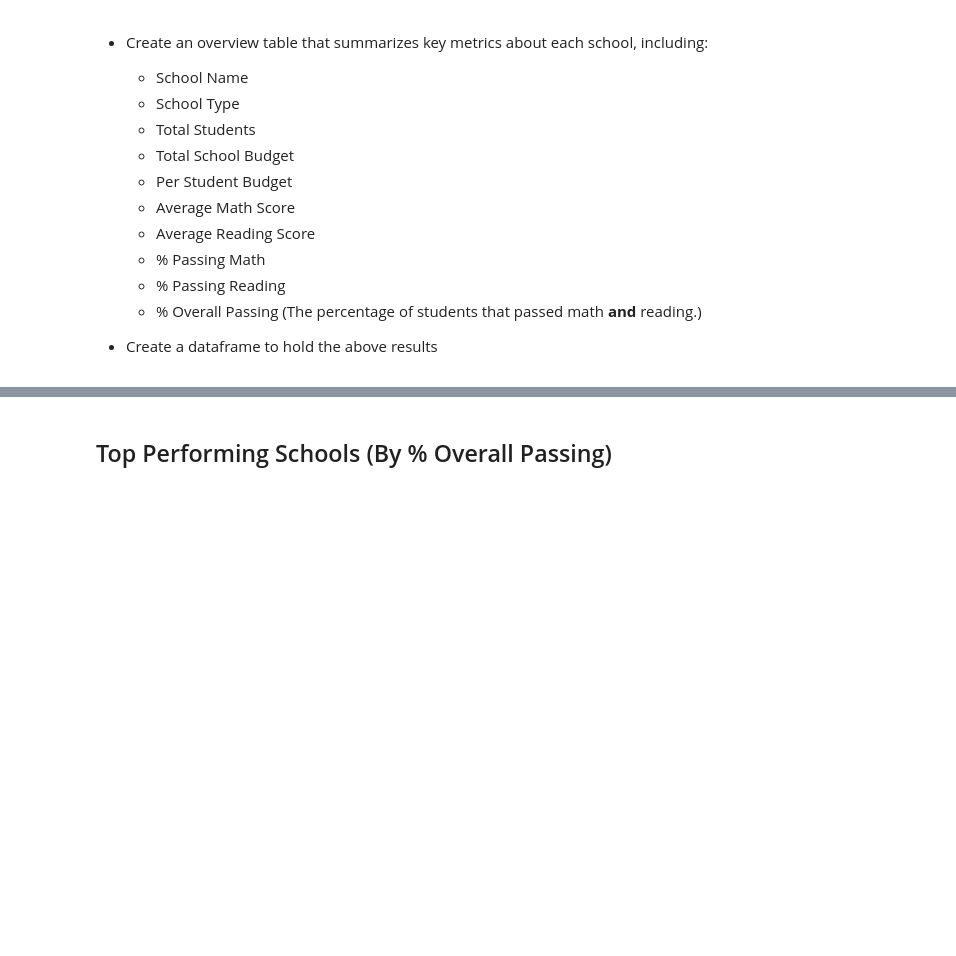
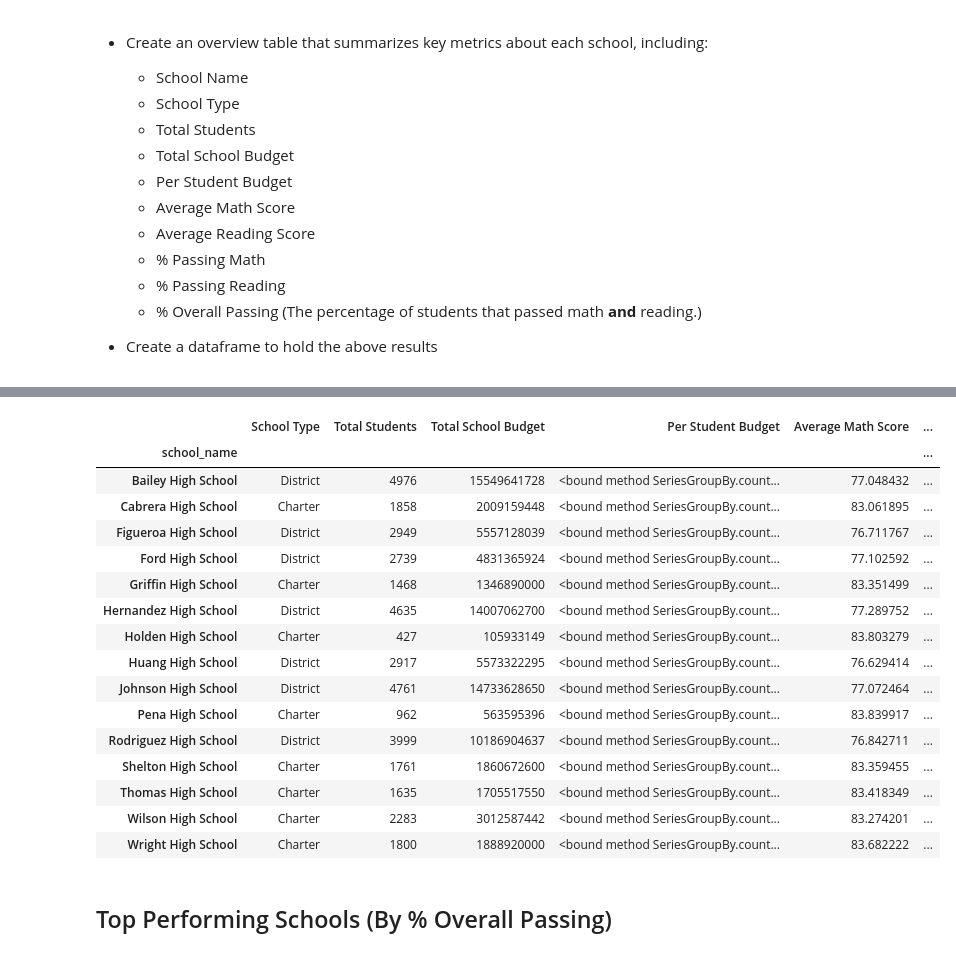
Before and after one commit to lakemp2345/pandas-challenge, a Jupyter notebook: PyCitySchools.ipynb, the cells around one changed output, grey strips where cells are left out. Drawn from its saved outputs; the diff is of its cells as text; code cells hidden in the pictures; blank space fills up the shorter version.

```diff
--- a/PyCitySchools.ipynb
+++ b/PyCitySchools.ipynb
@@ -141,0 +307,3 @@ Completed
+# %%
+groupedaveragereading=grouped_school_data["reading_score"].mean()
+groupedaveragereading
@@ -141,0 +328,4 @@ Completed
+# %%
+groupedpassingmath=school_data_complete[(school_data_complete["math_score"]>=70)].groupby(["school_name"]).count()["student_name"]
+percentgroupedpassingmath=(groupedpassingmath/groupedtotal_students)*100
+percentgroupedpassingmath
@@ -141,0 +350,4 @@ Completed
+# %%
+groupedpassingreading=school_data_complete[(school_data_complete["reading_score"]>=70)].groupby(["school_name"]).count()["student_name"]
+percentgroupedpassingreading=(groupedpassingreading/groupedtotal_students)*100
+percentgroupedpassingreading
@@ -141,0 +372,4 @@ Completed
+# %%
+groupedoverallpassing=school_data_complete[(school_data_complete["math_score"]>=70)&(school_data_complete["reading_score"]>=70)].groupby(["school_name"]).count()["student_name"]
+percentgroupedoverallpassing=(groupedoverallpassing/groupedtotal_students)*100
+percentgroupedoverallpassing
@@ -142,3 +394,36 @@ Completed
+# %%
+Completed_2= pd.DataFrame({
+ "School Type":type,
+ "Total Students":groupedtotal_students,
+ "Total School Budget":groupedtotalbudget,
+ "Per Student Budget":budget_per_student,
+ "Average Math Score":groupedaveragemath,
+ "Average Reading Score":groupedaveragereading,
+ "% Passing Math":percentgroupedpassingmath,
+ "% Passing Reading":percentgroupedpassingreading,
+ "% Overall Passing": percentgroupedoverallpassing
+
+
+})
+Completed_2
+# %% [output]
+|  | School Type | Total Students | Total School Budget | Per Student Budget | Average Math Score | ... |
+| school_name |  |  |  |  |  | ... |
+| Bailey High School | District | 4976 | 15549641728 | <bound method SeriesGroupBy.count... | 77.048432 | ... |
+| Cabrera High School | Charter | 1858 | 2009159448 | <bound method SeriesGroupBy.count... | 83.061895 | ... |
+| Figueroa High School | District | 2949 | 5557128039 | <bound method SeriesGroupBy.count... | 76.711767 | ... |
+| Ford High School | District | 2739 | 4831365924 | <bound method SeriesGroupBy.count... | 77.102592 | ... |
+| Griffin High School | Charter | 1468 | 1346890000 | <bound method SeriesGroupBy.count... | 83.351499 | ... |
+| Hernandez High School | District | 4635 | 14007062700 | <bound method SeriesGroupBy.count... | 77.289752 | ... |
+| Holden High School | Charter | 427 | 105933149 | <bound method SeriesGroupBy.count... | 83.803279 | ... |
+| Huang High School | District | 2917 | 5573322295 | <bound method SeriesGroupBy.count... | 76.629414 | ... |
+| Johnson High School | District | 4761 | 14733628650 | <bound method SeriesGroupBy.count... | 77.072464 | ... |
+| Pena High School | Charter | 962 | 563595396 | <bound method SeriesGroupBy.count... | 83.839917 | ... |
+| Rodriguez High School | District | 3999 | 10186904637 | <bound method SeriesGroupBy.count... | 76.842711 | ... |
+| Shelton High School | Charter | 1761 | 1860672600 | <bound method SeriesGroupBy.count... | 83.359455 | ... |
+| Thomas High School | Charter | 1635 | 1705517550 | <bound method SeriesGroupBy.count... | 83.418349 | ... |
+| Wilson High School | Charter | 2283 | 3012587442 | <bound method SeriesGroupBy.count... | 83.274201 | ... |
+| Wright High School | Charter | 1800 | 1888920000 | <bound method SeriesGroupBy.count... | 83.682222 | ... |
 # %% [markdown]
 ## Top Performing Schools (By % Overall Passing)
 # %% [markdown]
```
Also changed, not shown: parts of 14 cells of this notebook.
